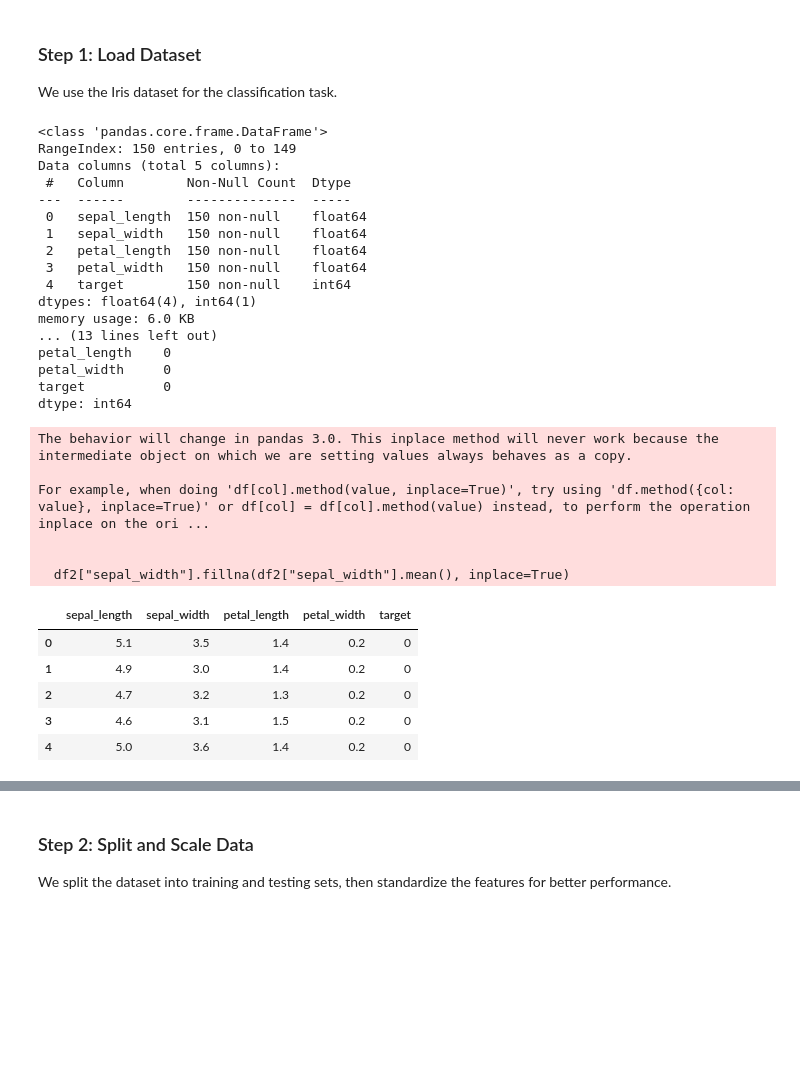
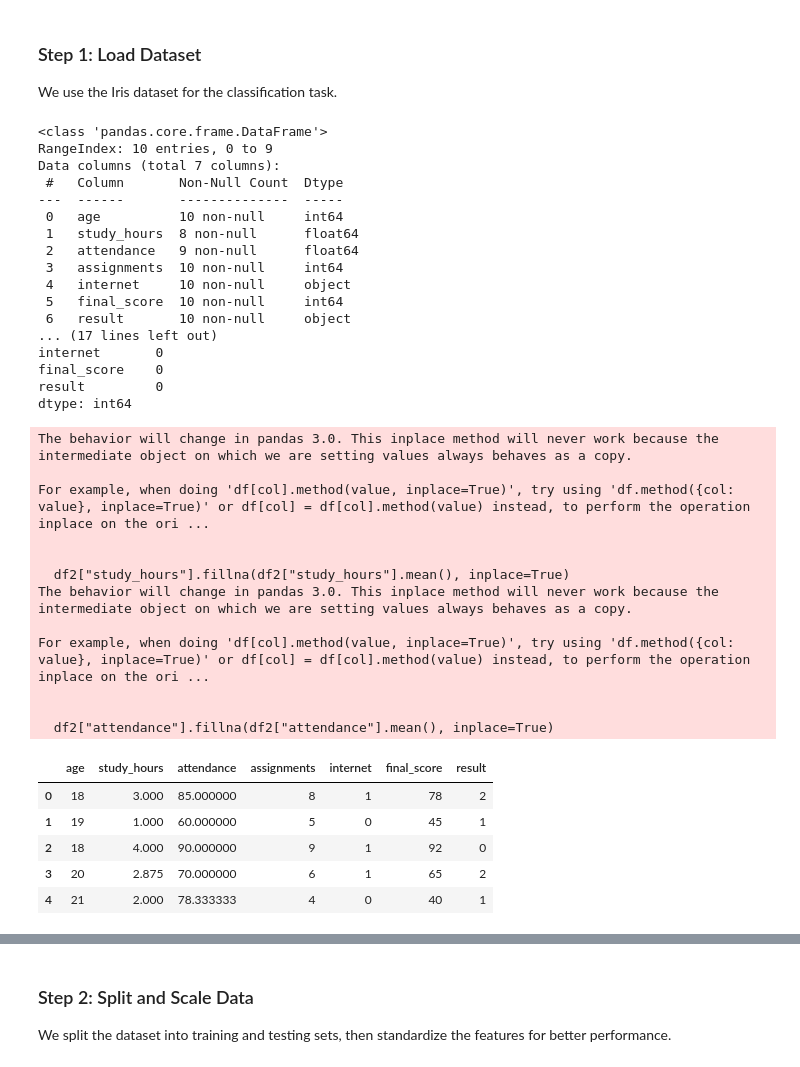
Before and after one commit to SugguSCH/Machine-Learning, a Jupyter notebook: Lab8/Lab8 Evaluation.ipynb, the cells around one changed output, grey strips where cells are left out. Drawn from its saved outputs; the diff is of its cells as text; code cells hidden in the pictures; blank space fills up the shorter version.

```diff
--- a/Lab8/Lab8 Evaluation.ipynb
+++ b/Lab8/Lab8 Evaluation.ipynb
@@ -369,51 +368,65 @@ We use the Iris dataset for the classification task.
 # %%
 # Load the data
 # -------------------------------
 # Your code here
-CSV_PATH = 'iris_dataset.csv'
+CSV_PATH = 'student_dataset.csv'
 df2 = pd.read_csv(CSV_PATH)
 print(df2.info()) # ดูประเภทข้อมูล
 print(df2.describe()) # ดูสถิติเบื้องต้น
 print()
 print(df2.isna().sum()) # นับจำนวนค่าว่าง (Missing Values) ในแต่ละคอลัมน์
-df2["petal_width"].fillna(df2["petal_width"].mean(), inplace=True)
+df2["study_hours"].fillna(df2["study_hours"].mean(), inplace=True)
+df2["attendance"].fillna(df2["attendance"].mean(), inplace=True)
 # -------------------------------
+from sklearn.preprocessing import LabelEncoder
+
+le = LabelEncoder()
+
+df2['internet'] = le.fit_transform(df2['internet'])
+df2['result'] = le.fit_transform(df2['result'])
+
 
 # Show the first 5 rows of the dataset
 # -------------------------------
 # Your code here
 df2.head()
 # -------------------------------
 # %% [output]
 <class 'pandas.core.frame.DataFrame'>
-RangeIndex: 150 entries, 0 to 149
-Data columns (total 5 columns):
- #   Column        Non-Null Count  Dtype
----  ------        --------------  -----
- 0   sepal_length  150 non-null    float64
- 1   sepal_width   150 non-null    float64
- 2   petal_length  150 non-null    float64
- 3   petal_width   150 non-null    float64
- 4   target        150 non-null    int64
-dtypes: float64(4), int64(1)
-memory usage: 6.0 KB
-... (13 lines left out)
-petal_length    0
-petal_width     0
-target          0
+RangeIndex: 10 entries, 0 to 9
+Data columns (total 7 columns):
+ #   Column       Non-Null Count  Dtype
+---  ------       --------------  -----
+ 0   age          10 non-null     int64
+ 1   study_hours  8 non-null      float64
+ 2   attendance   9 non-null      float64
+ 3   assignments  10 non-null     int64
+ 4   internet     10 non-null     object
+ 5   final_score  10 non-null     int64
+ 6   result       10 non-null     object
+... (17 lines left out)
+internet       0
+final_score    0
+result         0
 dtype: int64
 The behavior will change in pandas 3.0. This inplace method will never work because the intermediate object on which we are setting values always behaves as a copy.
 
 For example, when doing 'df[col].method(value, inplace=True)', try using 'df.method({col: value}, inplace=True)' or df[col] = df[col].method(value) instead, to perform the operation inplace on the ori ...
 
 
-  df2["sepal_width"].fillna(df2["sepal_width"].mean(), inplace=True)
+  df2["study_hours"].fillna(df2["study_hours"].mean(), inplace=True)
+The behavior will change in pandas 3.0. This inplace method will never work because the intermediate object on which we are setting values always behaves as a copy.
+
+For example, when doing 'df[col].method(value, inplace=True)', try using 'df.method({col: value}, inplace=True)' or df[col] = df[col].method(value) instead, to perform the operation inplace on the ori ...
+
+
+  df2["attendance"].fillna(df2["attendance"].mean(), inplace=True)
-|  | sepal_length | sepal_width | petal_length | petal_width | target |
-| 0 | 5.1 | 3.5 | 1.4 | 0.2 | 0 |
-| 1 | 4.9 | 3.0 | 1.4 | 0.2 | 0 |
-| 2 | 4.7 | 3.2 | 1.3 | 0.2 | 0 |
-| 3 | 4.6 | 3.1 | 1.5 | 0.2 | 0 |
-| 4 | 5.0 | 3.6 | 1.4 | 0.2 | 0 |
+|  | age | study_hours | attendance | assignments | internet | final_score | result |
+| 0 | 18 | 3.000 | 85.000000 | 8 | 1 | 78 | 2 |
+| 1 | 19 | 1.000 | 60.000000 | 5 | 0 | 45 | 1 |
+| 2 | 18 | 4.000 | 90.000000 | 9 | 1 | 92 | 0 |
+| 3 | 20 | 2.875 | 70.000000 | 6 | 1 | 65 | 2 |
+| 4 | 21 | 2.000 | 78.333333 | 4 | 0 | 40 | 1 |
 # %%
 import matplotlib.pyplot as plt
 
```
Also changed, not shown: parts of 17 cells of this notebook, 5 other files.
